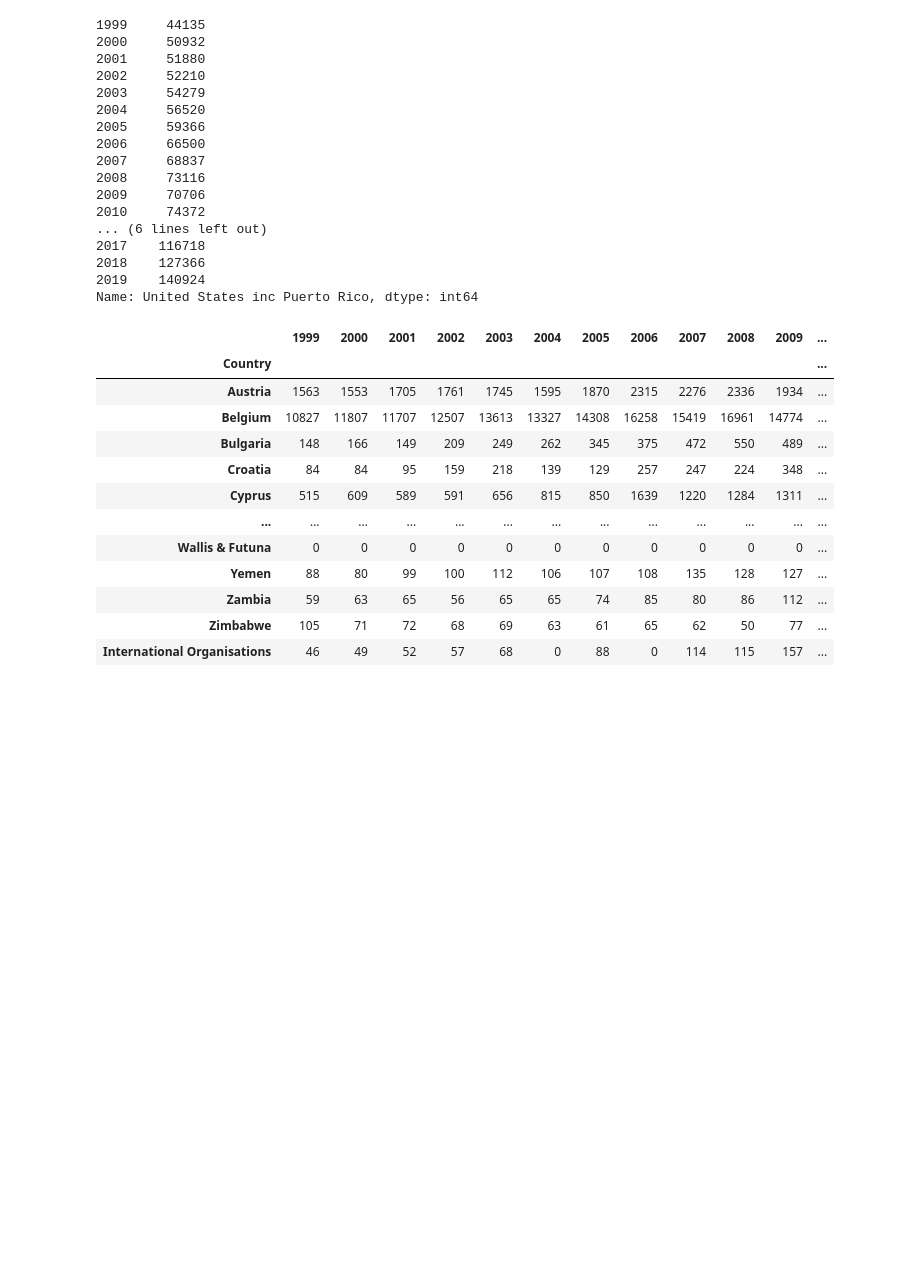
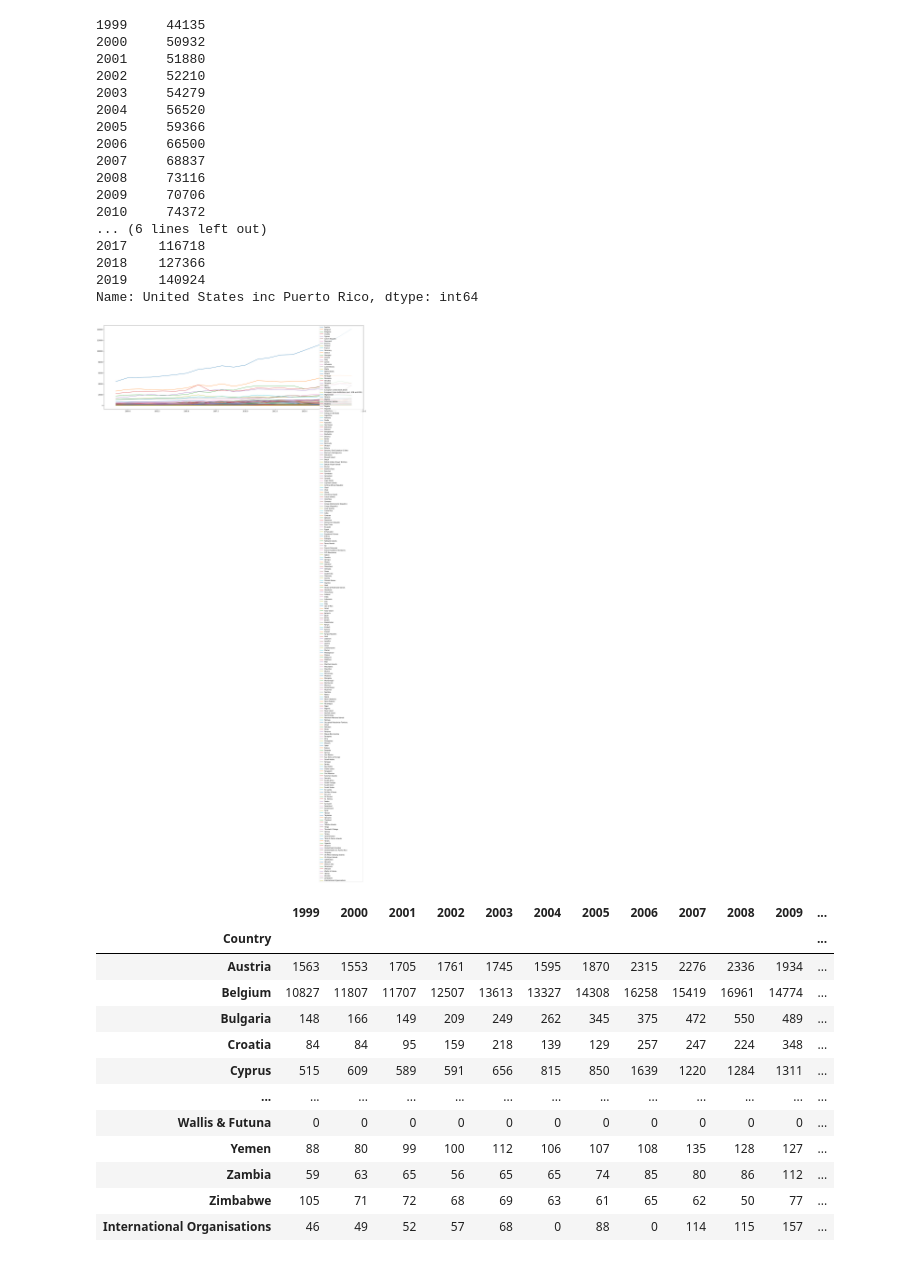
Before and after one commit to bk20dev/data-science-py, a Jupyter notebook: zadanie_07_04_2021.ipynb, the cells around one changed output. Saved outputs shown, nothing was run; the diff lists cells and outputs as text; code cells hidden in the pictures; blank space fills up the shorter version.

```diff
--- a/zadanie_07_04_2021.ipynb
+++ b/zadanie_07_04_2021.ipynb
@@ -178,6 +178,26 @@ data.iloc[data[1999].argmax()] # Sprawdzamy jaki kraj w 1999 miał największy i
 2018    127366
 2019    140924
 Name: United States inc Puerto Rico, dtype: int64
+# %%
+sorted = data.sort_values(by=2019, ascending=False) # Sortuję dane
+
+import matplotlib.pyplot as plt
+import numpy as np
+
+# Z numpy skorzystałem później, ale tutaj tylko narysuję wykres
+npdata = np.array(sorted)
+
+plt.figure(figsize=(30, 10))
+
+x = 0
+
+for country in npdata:
+  plt.plot(data.columns, country, label=data.index[x])
+  x += 1
+
+plt.legend();
+# %% [output]
+[figure, added]
 # %%
 data['Mean'] = data.mean(axis=1) # Liczymy średnią dla każdego kraju na przestrzeni lat
 data['Median'] = data.median(axis=1) # Liczymy medianę dla każdego kraju
```
Also changed, not shown: parts of 13 cells of this notebook.
